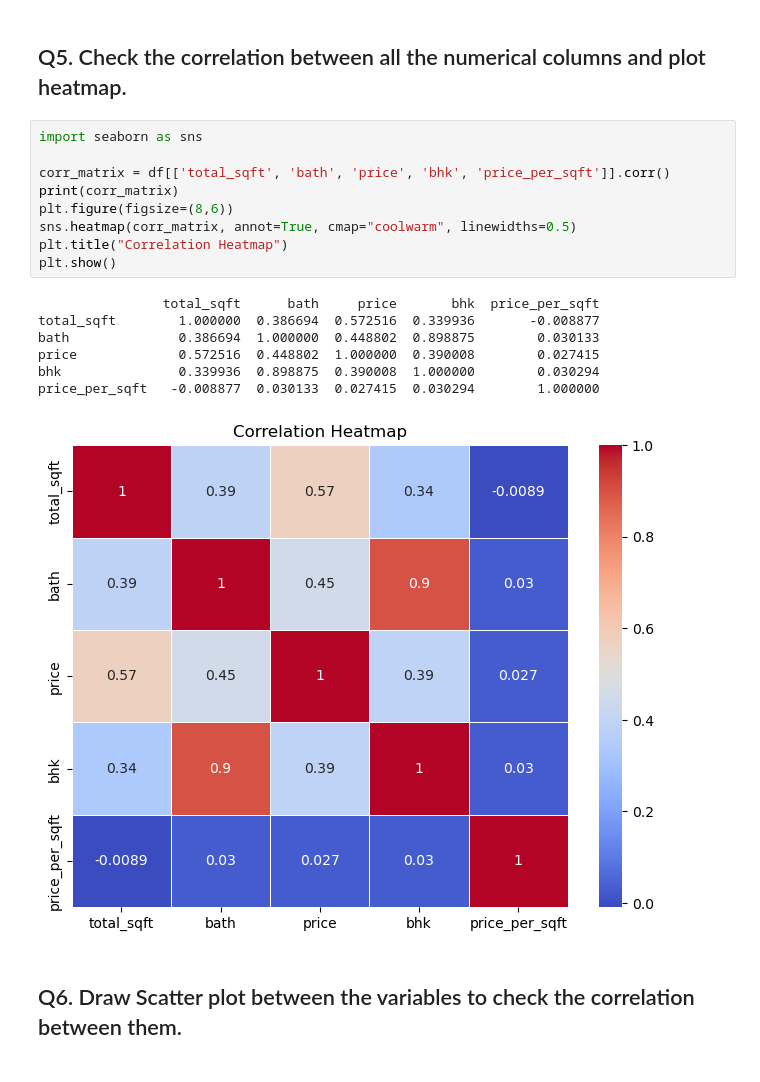
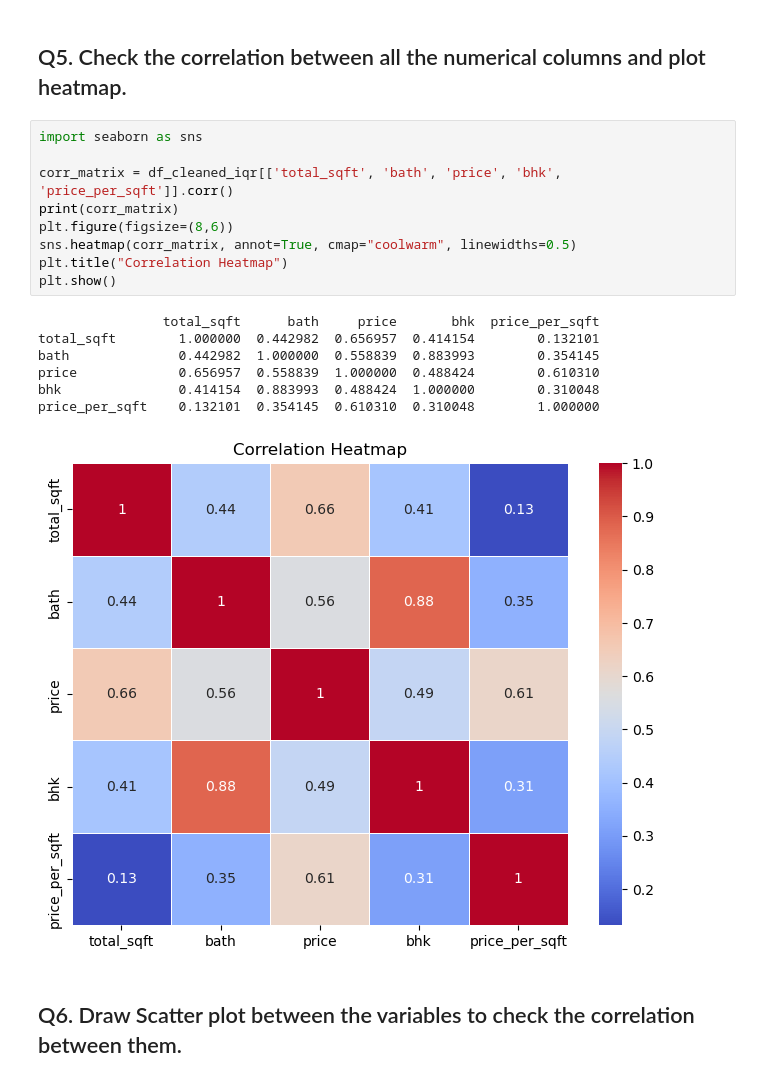
Before and after one commit to chriscjj/ml_assignment1, a Jupyter notebook: ML-Assignment 1 - Statistical Measures.ipynb, the cells around one changed output. Drawn from its saved outputs; the diff is of its cells as text.

```diff
--- a/ML-Assignment 1 - Statistical Measures.ipynb
+++ b/ML-Assignment 1 - Statistical Measures.ipynb
@@ -372,20 +372,20 @@ Kurtosis after transformation: 1.3056824226795536
 # %%
 import seaborn as sns
 
-corr_matrix = df[['total_sqft', 'bath', 'price', 'bhk', 'price_per_sqft']].corr()
+corr_matrix = df_cleaned_iqr[['total_sqft', 'bath', 'price', 'bhk', 'price_per_sqft']].corr()
 print(corr_matrix)
 plt.figure(figsize=(8,6))
 sns.heatmap(corr_matrix, annot=True, cmap="coolwarm", linewidths=0.5)
 plt.title("Correlation Heatmap")
 plt.show()
 # %% [output]
                 total_sqft      bath     price       bhk  price_per_sqft
-total_sqft        1.000000  0.386694  0.572516  0.339936       -0.008877
-bath              0.386694  1.000000  0.448802  0.898875        0.030133
-price             0.572516  0.448802  1.000000  0.390008        0.027415
-bhk               0.339936  0.898875  0.390008  1.000000        0.030294
-price_per_sqft   -0.008877  0.030133  0.027415  0.030294        1.000000
+total_sqft        1.000000  0.442982  0.656957  0.414154        0.132101
+bath              0.442982  1.000000  0.558839  0.883993        0.354145
+price             0.656957  0.558839  1.000000  0.488424        0.610310
+bhk               0.414154  0.883993  0.488424  1.000000        0.310048
+price_per_sqft    0.132101  0.354145  0.610310  0.310048        1.000000
-[figure, old version]
+[figure, new version]
 # %% [markdown]
 ## Q6. Draw Scatter plot between the variables to check the correlation between them.
 # %%
```
Also changed, not shown: parts of 1 cell of this notebook.
